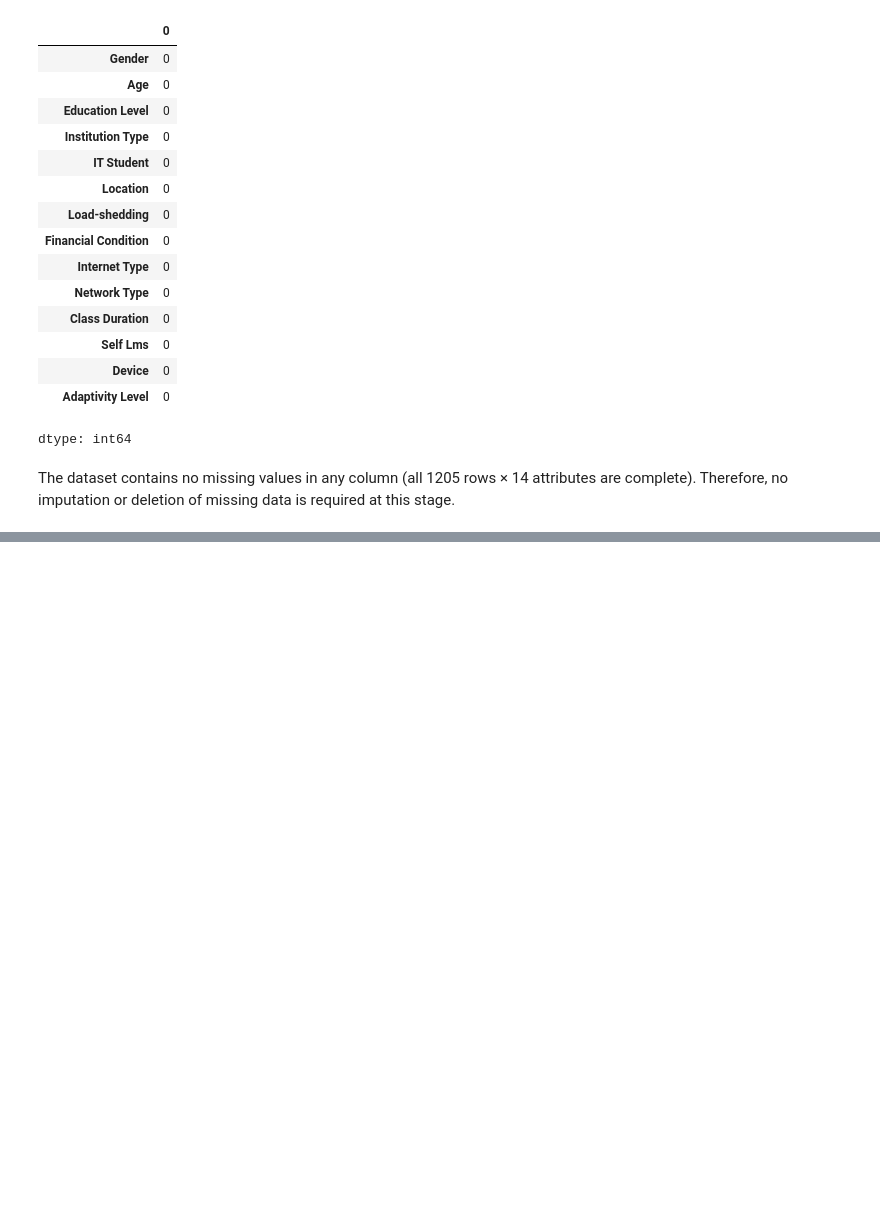
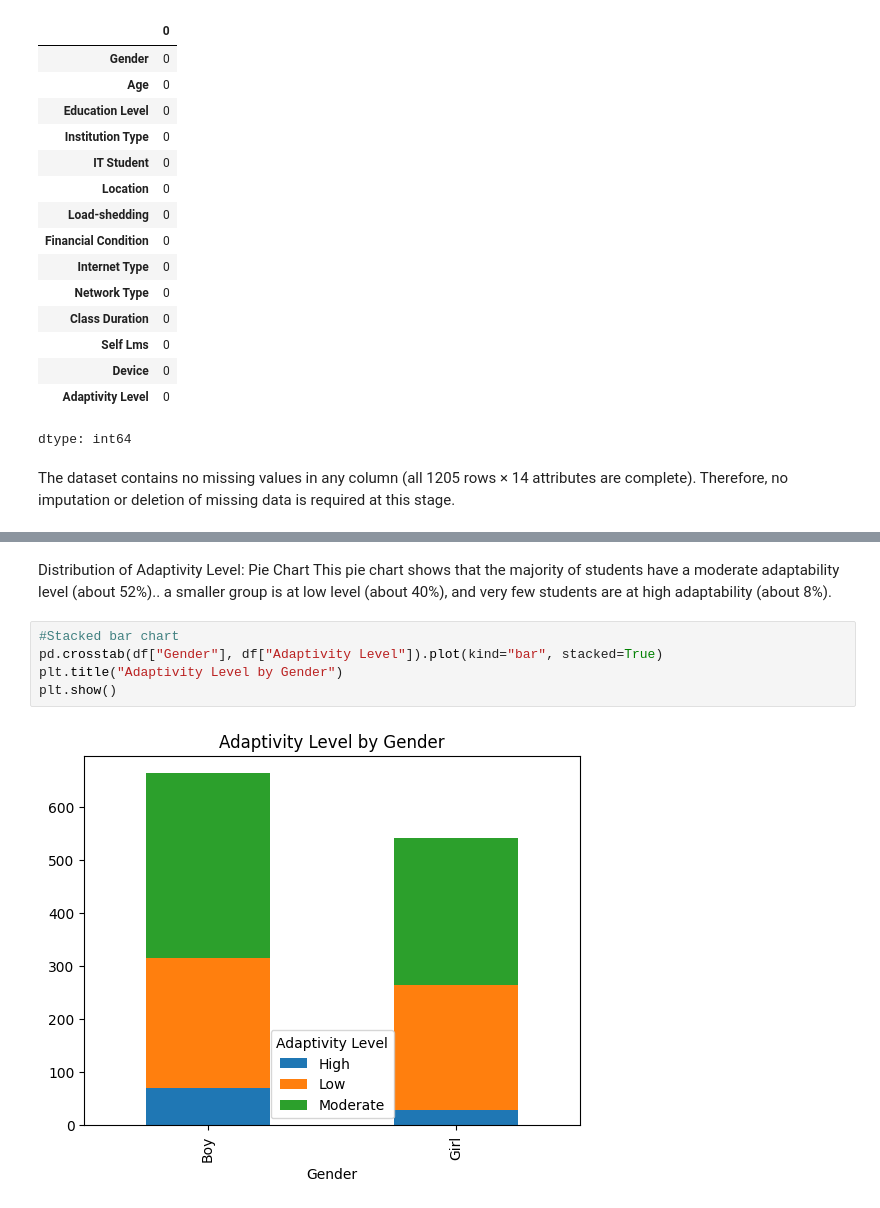
Before and after one commit to dmsze/Mining-project, a Jupyter notebook: Phase2.ipynb, the cells around one changed output, grey strips where cells are left out. Cells and saved outputs as stored; diff of their text form; blank space fills up the shorter version.

```diff
--- a/Phase2.ipynb
+++ b/Phase2.ipynb
@@ -81,0 +98,10 @@ plt.show()
+# %% [markdown]
+Distribution of Adaptivity Level: Pie Chart
+This pie chart shows that the majority of students have a moderate adaptability level (about 52%).. a smaller group is at low level (about 40%), and very few students are at high adaptability (about 8%).
+# %%
+#Stacked bar chart
+pd.crosstab(df["Gender"], df["Adaptivity Level"]).plot(kind="bar", stacked=True)
+plt.title("Adaptivity Level by Gender")
+plt.show()
+# %% [output]
+[figure, added]
```
Also changed, not shown: parts of 26 cells of this notebook.
